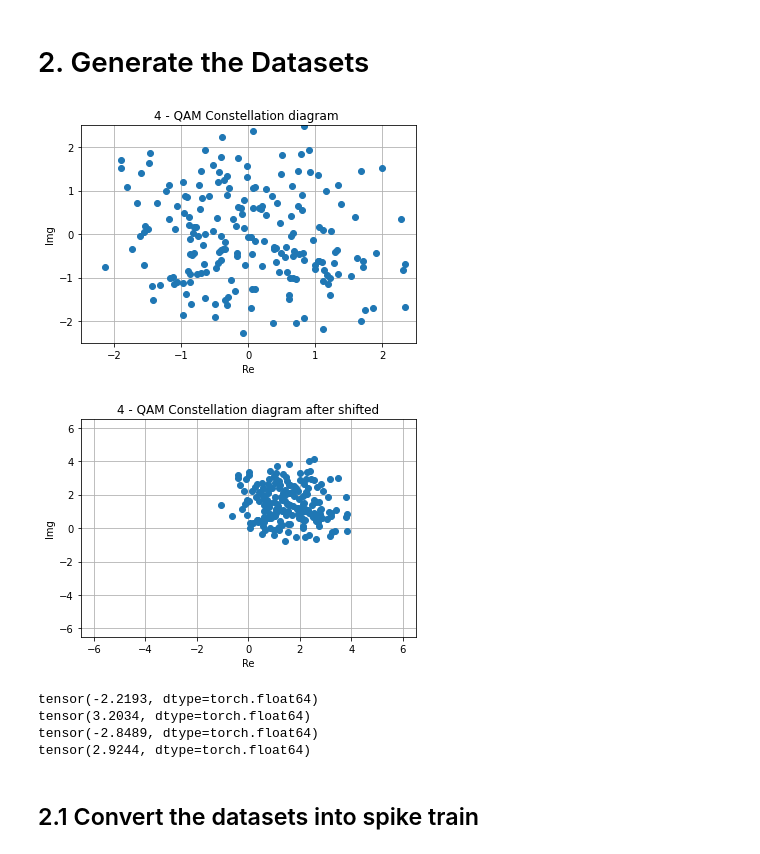
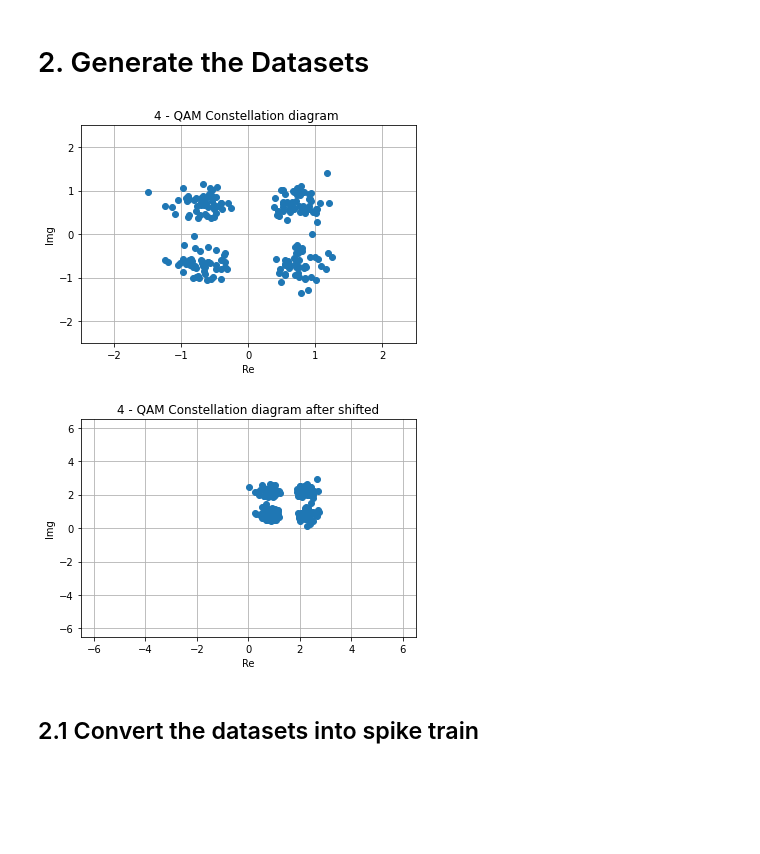
Before and after one commit to aravsi77/spiking_neural_network_thesis, a Jupyter notebook: inference_snn_modulation_classification.ipynb, the cells around one changed output. Drawn from its saved outputs; the diff is of its cells as text; code cells hidden in the pictures; blank space fills up the shorter version.

```diff
--- a/inference_snn_modulation_classification.ipynb
+++ b/inference_snn_modulation_classification.ipynb
@@ -148,7 +148,7 @@ qam /= np.linalg.norm( qam ) / np.sqrt( M )
 
 
 #define the noise power
-SNR_dB = 0 # the SNR Value in dB
+SNR_dB = 10 # the SNR Value in dB
 sigma2_n = 1**2 * 10**( - SNR_dB / 10 ) # get the noise variance
 
 c = np.zeros(N_samples) + 1j*np.zeros(N_samples)
@@ -156,45 +156,35 @@ c = np.zeros(N_samples) + 1j*np.zeros(N_samples)
 s = np.random.randint(M, size= N_samples) #generate N number of symbols
 
 for i,val in enumerate(s):#assign symbol to certain constellation signal
     c[i] = qam[val] #change this to choose between psk and qam modulation scheme
 
 n = np.random.randn( N_samples ) + 1j * np.random.randn( N_samples ) #complex noise
 z = c + np.sqrt( sigma2_n / 2)*n
 #z = z + (1 + 1j)
 #convert to torch tensor
 s = torch.from_numpy(s)
 z = torch.from_numpy(z)
 #plot
 plt.plot( np.real( z ), np.imag( z ), '.', markersize = 12  )
 plt.xlim( (-2.5, 2.5) )
 plt.ylim( (-2.5, 2.5) )
 plt.title('%d - QAM Constellation diagram '%M)
 plt.xlabel('Re')
 plt.ylabel('Img')
 plt.grid(True)
 plt.show()
 #plot after the points are shifted to the 1st quadrant
 plt.plot( np.real( z )+1.5, np.imag( z )+1.5, '.', markersize = 12  )
 plt.xlim( (-6.5, 6.5) )
 plt.ylim( (-6.5, 6.5) )
 plt.title('%d - QAM Constellation diagram after shifted'%M)
 plt.xlabel('Re')
 plt.ylabel('Img')
 plt.grid(True)
 plt.show()
 # %% [output]
-[figure, old version]
+[figure, new version]
-[figure, old version]
+[figure, new version]
-# %%
-print(torch.min(np.real(z)))
-print(torch.max(np.real(z)))
-print(torch.min(np.imag(z)))
-print(torch.max(np.imag(z)))
-# %% [output]
-tensor(-2.2193, dtype=torch.float64)
-tensor(3.2034, dtype=torch.float64)
-tensor(-2.8489, dtype=torch.float64)
-tensor(2.9244, dtype=torch.float64)
 # %% [markdown]
 ## 2.1 Convert the datasets into spike train
 # %%
```
Also changed, not shown: parts of 7 cells of this notebook.
